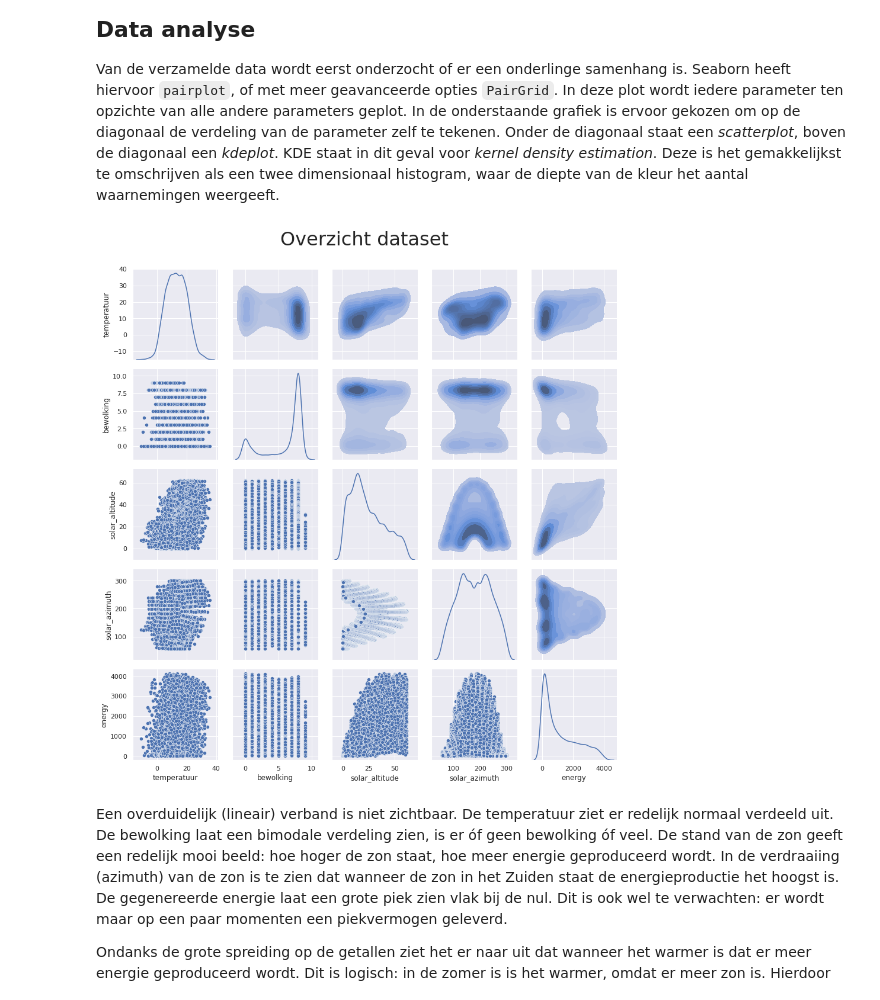
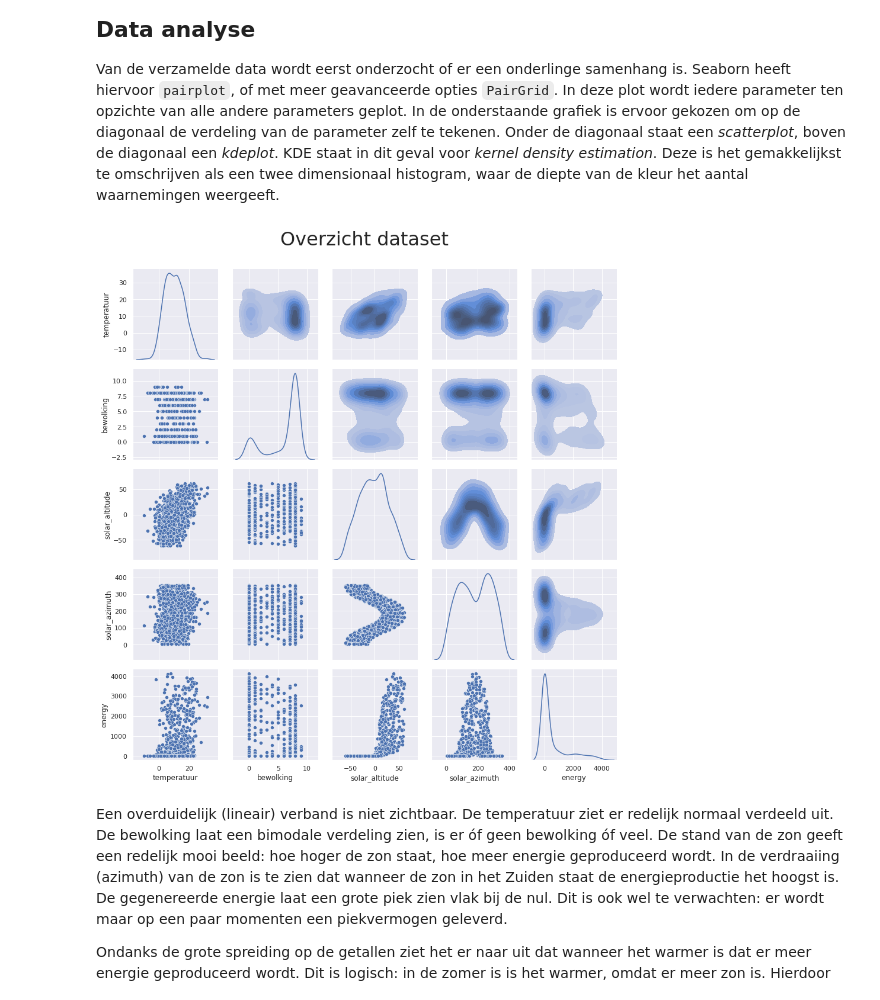
Before and after one commit to bosgnoom/data-engineer-eindopdracht, a Jupyter notebook: data_analyse.ipynb, the cells around one changed output. Cells and saved outputs as stored; diff of their text form; code cells hidden in the pictures.

```diff
--- a/data_analyse.ipynb
+++ b/data_analyse.ipynb
@@ -24,18 +24,18 @@ data.dropna(axis=0, inplace=True)
 # dit is wanneer de zon boven de horizon staat,
 # de nachten zijn niet interessant --> energie = 0
 dataset = data.drop(columns=["duur_neerslag"])
-dataset = dataset[dataset["solar_altitude"] > 0]
+#dataset = dataset[dataset["solar_altitude"] > 0]
 # %%
-# Pair plot tekenen, in een apart
-# code blok, genereren duurt lang
+# Pair plot tekenen, in een apart code blok,
+# LET OP: genereren duurt lang --> .sample(n)
 sns.set_theme()
-g = sns.PairGrid(dataset, diag_sharey=False);
+g = sns.PairGrid(dataset.sample(1000), diag_sharey=False);
 g.map_lower(sns.scatterplot)
 g.map_upper(sns.kdeplot, fill=True)
 g.map_diag(sns.kdeplot)
 g.fig.suptitle('Overzicht dataset', y=1.05, fontsize=32);
 # %% [output]
-[figure, old version]
+[figure, new version]
 # %% [markdown]
 Een overduidelijk (lineair) verband is niet zichtbaar. De temperatuur ziet er redelijk normaal verdeeld uit. De bewolking laat een bimodale verdeling zien, is er óf geen bewolking óf veel. De stand van de zon geeft een redelijk mooi beeld: hoe hoger de zon staat, hoe meer energie geproduceerd wordt. In de verdraaiing (azimuth) van de zon is te zien dat wanneer de zon in het Zuiden staat de energieproductie het hoogst is. De gegenereerde energie laat een grote piek zien vlak bij de nul. Dit is ook wel te verwachten: er wordt maar op een paar momenten een piekvermogen geleverd.
 
```
Also changed, not shown: parts of 15 cells of this notebook, 3 other files.
